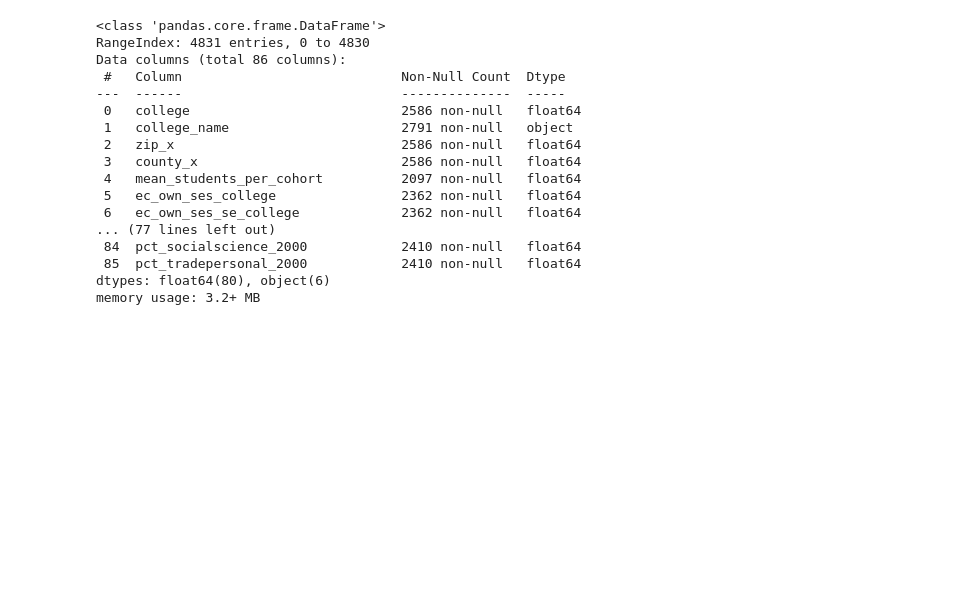
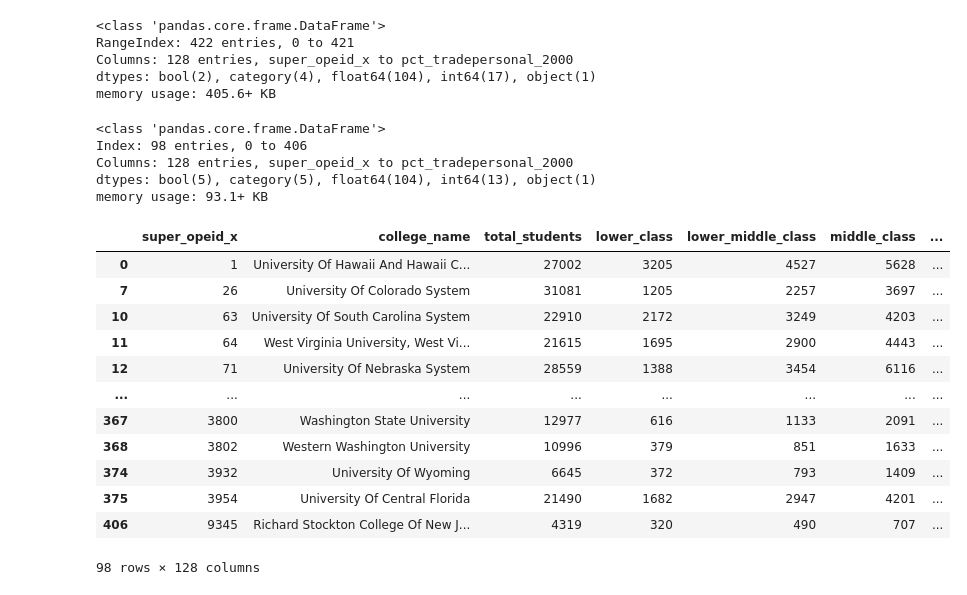
Before and after one commit to lnap24/College-Innovation-by-Patents, a Jupyter notebook: data_merging_and_cleaning.ipynb, the cells around one changed output. Drawn from its saved outputs; the diff is of its cells as text; code cells hidden in the pictures; blank space fills up the shorter version.

```diff
--- a/data_merging_and_cleaning.ipynb
+++ b/data_merging_and_cleaning.ipynb
@@ -75,5 +151,8 @@ memory usage: 444.6+ KB
 # %%
-merged_df = pd.merge(soc_cap, innovation, on='college_name', how='outer')
+merged_df2 = pd.merge(cleaned_df, college, on='college_name', how='inner')
 merged_df.info()
+
+for column_name in merged_df2.columns:
+    print(column_name)
 # %% [output]
 <class 'pandas.core.frame.DataFrame'>
@@ -113,21 +175,39 @@ college
-# %%
-merged_df2 = pd.merge(merged_df, college, on='super_opeid', how='outer')
-merged_df2.info()
-# %% [output]
-<class 'pandas.core.frame.DataFrame'>
-RangeIndex: 4831 entries, 0 to 4830
-Data columns (total 86 columns):
- #   Column                            Non-Null Count  Dtype
----  ------                            --------------  -----
- 0   college                           2586 non-null   float64
- 1   college_name                      2791 non-null   object
- 2   zip_x                             2586 non-null   float64
- 3   county_x                          2586 non-null   float64
- 4   mean_students_per_cohort          2097 non-null   float64
- 5   ec_own_ses_college                2362 non-null   float64
- 6   ec_own_ses_se_college             2362 non-null   float64
-... (77 lines left out)
- 84  pct_socialscience_2000            2410 non-null   float64
- 85  pct_tradepersonal_2000            2410 non-null   float64
-dtypes: float64(80), object(6)
-memory usage: 3.2+ MB
+# %%
+drop = [ 94,95,96,97,98,99,100,101,102,103,104,105,106,111]
+cleaned_df2 = merged_df2.drop(merged_df2.columns[drop], axis=1)
+cleaned_df2.info()
+# %% [output]
+<class 'pandas.core.frame.DataFrame'>
+RangeIndex: 422 entries, 0 to 421
+Columns: 128 entries, super_opeid_x to pct_tradepersonal_2000
+dtypes: bool(2), category(4), float64(104), int64(17), object(1)
+memory usage: 405.6+ KB
+# %%
+cleaned_df2.dropna(inplace = True)
+cleaned_df2['barrons'] = cleaned_df2['barrons'].astype('category')
+cleaned_df2['public'] = cleaned_df2['public'].astype('bool')
+cleaned_df2['flagship'] = cleaned_df2['flagship'].astype('bool')
+cleaned_df2['hbcu'] = cleaned_df2['hbcu'].astype('bool')
+cleaned_df2.info()
+# %% [output]
+<class 'pandas.core.frame.DataFrame'>
+Index: 98 entries, 0 to 406
+Columns: 128 entries, super_opeid_x to pct_tradepersonal_2000
+dtypes: bool(5), category(5), float64(104), int64(13), object(1)
+memory usage: 93.1+ KB
+# %%
+cleaned_df2
+# %% [output]
+|  | super_opeid_x | college_name | total_students | lower_class | lower_middle_class | middle_class | ... |
+| 0 | 1 | University Of Hawaii And Hawaii C... | 27002 | 3205 | 4527 | 5628 | ... |
+| 7 | 26 | University Of Colorado System | 31081 | 1205 | 2257 | 3697 | ... |
+| 10 | 63 | University Of South Carolina System | 22910 | 2172 | 3249 | 4203 | ... |
+| 11 | 64 | West Virginia University, West Vi... | 21615 | 1695 | 2900 | 4443 | ... |
+| 12 | 71 | University Of Nebraska System | 28559 | 1388 | 3454 | 6116 | ... |
+| ... | ... | ... | ... | ... | ... | ... | ... |
+| 367 | 3800 | Washington State University | 12977 | 616 | 1133 | 2091 | ... |
+| 368 | 3802 | Western Washington University | 10996 | 379 | 851 | 1633 | ... |
+| 374 | 3932 | University Of Wyoming | 6645 | 372 | 793 | 1409 | ... |
+| 375 | 3954 | University Of Central Florida | 21490 | 1682 | 2947 | 4201 | ... |
+| 406 | 9345 | Richard Stockton College Of New J... | 4319 | 320 | 490 | 707 | ... |
+98 rows × 128 columns
```
Also changed, not shown: parts of 14 cells of this notebook.
